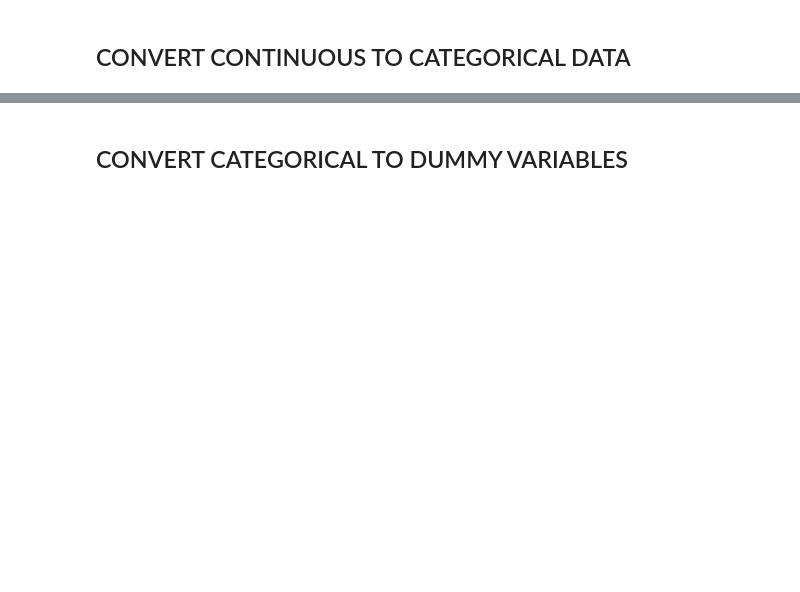
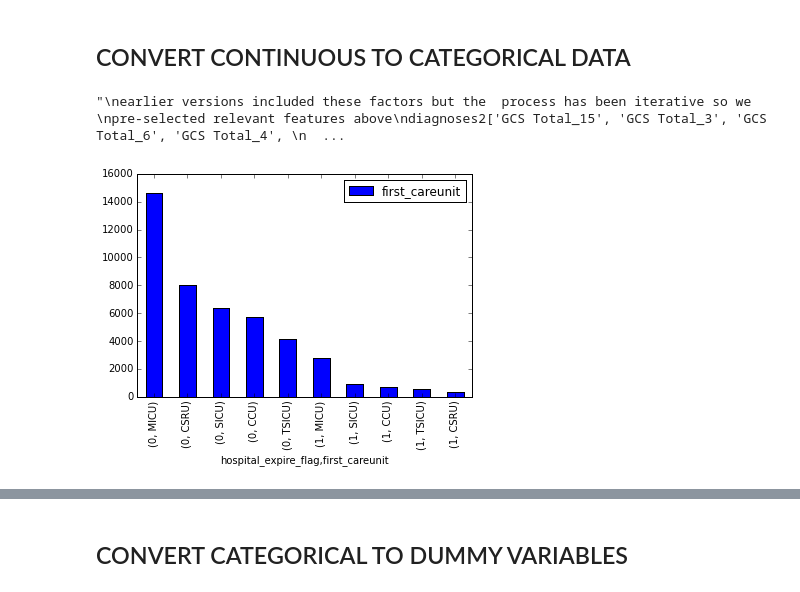
Before and after one commit to RJBeetel3/mimic3_analysis, a Jupyter notebook: PATIENT_DEMOGRAPHICS_FIRST24.ipynb, the cells around one changed output, grey strips where cells are left out. Drawn from its saved outputs; the diff is of its cells as text; code cells hidden in the pictures; blank space fills up the shorter version.

Commit message:
feat: added code in script for importation and pre-processing of patient demographic data

```diff
--- a/PATIENT_DEMOGRAPHICS_FIRST24.ipynb
+++ b/PATIENT_DEMOGRAPHICS_FIRST24.ipynb
@@ -330,34 +368,40 @@ demog_select_features_df.head()
 
 demog_select_features_df[demog_select_features_df.columns[:3]].dropna().groupby('hospital_expire_flag').describe()
 
 
 pd.DataFrame(demog_select_features_df.groupby('hospital_expire_flag').first_careunit.value_counts()).plot.bar(stacked = True)
 
 icu_admits_df = pd.DataFrame(demog_select_features_df['first_careunit'].value_counts()/demog_select_features_df.shape[0])
 icu_admits_df.index
 
 icu_mortality_rates_df = pd.DataFrame(demog_select_features_df.groupby('first_careunit').hospital_expire_flag.sum()/ \
 demog_select_features_df.groupby('first_careunit').hospital_expire_flag.count())
 icu_admits_df.merge(icu_mortality_rates_df, left_index = True, right_index = True,
                        how = 'left', sort = True)
 
 demog_select_features_df[demog_select_features_df['first_careunit'] == 'MICU']['first_careunit'].count()
 
 
 
 admission_types_df = pd.DataFrame(demog_select_features_df['admission_type'].value_counts()/demog_select_features_df.shape[0])
 
 admission_type_mortality_rates_df = pd.DataFrame(demog_select_features_df.groupby('admission_type').hospital_expire_flag.sum()/ \
 demog_select_features_df.groupby('admission_type').hospital_expire_flag.count())
 
 admission_types_df.merge(admission_type_mortality_rates_df, left_index = True, right_index = True,
                        how = 'left', sort = True)
-
+'''
+earlier versions included these factors but the  process has been iterative so we
+pre-selected relevant features above
 diagnoses2['GCS Total_15', 'GCS Total_3', 'GCS Total_6', 'GCS Total_4',
                           'Respiratory Failure','Shock', 'Septicemia (except in labor)', 'Acute and unspecified renal failure','Other liver diseases',
                          'Fluid and electrolyte disorders',
                           'Pneumonia (except that caused by tuberculosis or sexually transmitted disease)',
                             'Acute cerebrovascular disease']
+'''
+# %% [output]
+"\nearlier versions included these factors but the  process has been iterative so we \npre-selected relevant features above\ndiagnoses2['GCS Total_15', 'GCS Total_3', 'GCS Total_6', 'GCS Total_4', \n  ...
+[figure, added]
 # %%
 def quant_cats(feature, Q1, Q2, Q3):
     if feature <=Q1:
```
Also changed, not shown: parts of 9 cells of this notebook, 1 other file.
